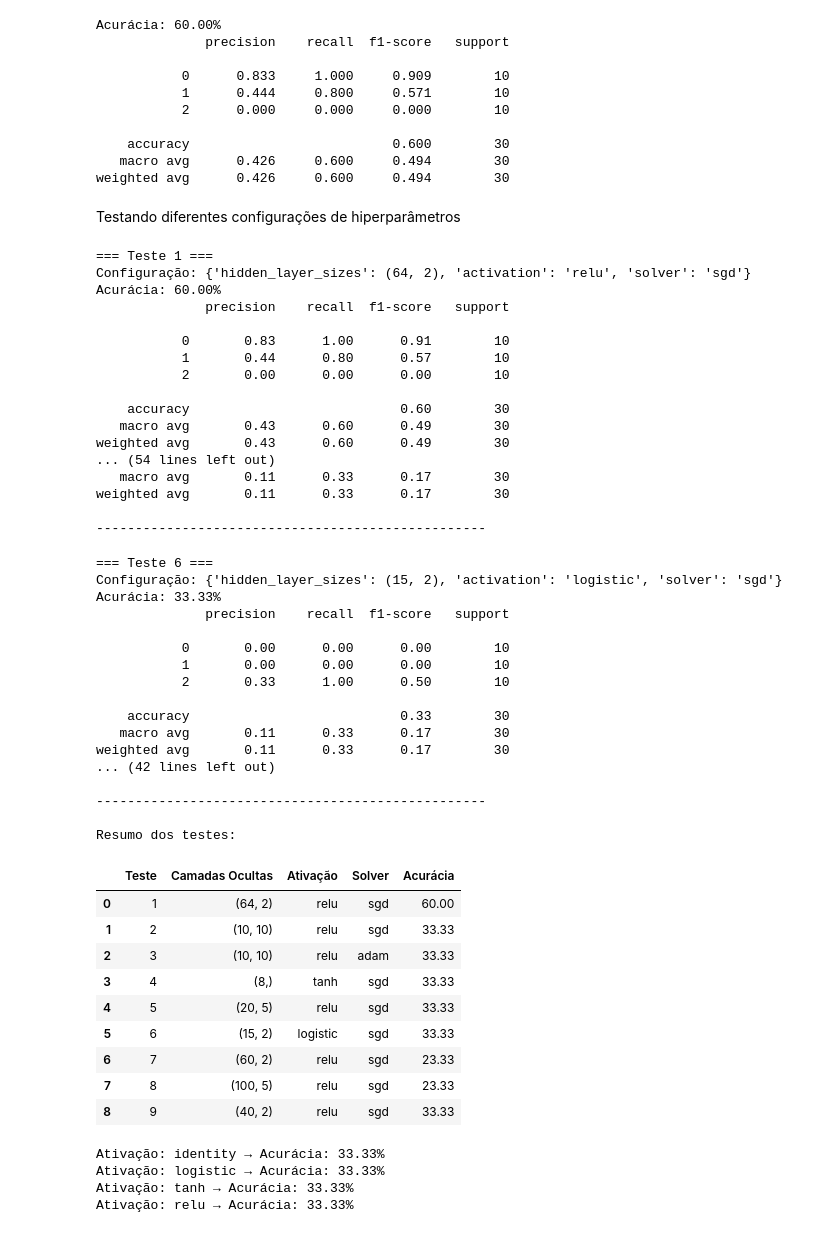
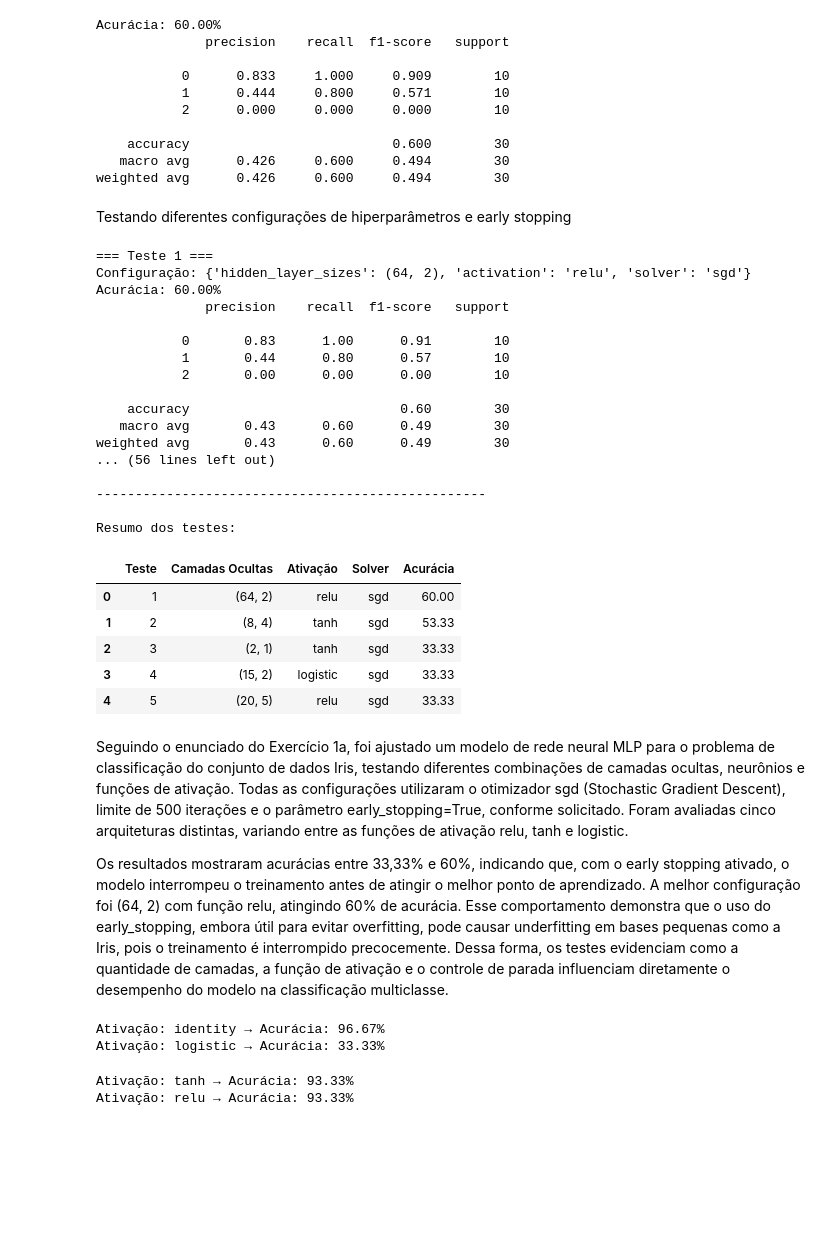
Before and after one commit to JMCVALE/ASN-ROCKS-, a Jupyter notebook: RedesNeurais_Iris.ipynb, the cells around one changed output. Drawn from its saved outputs; the diff is of its cells as text; code cells hidden in the pictures; blank space fills up the shorter version.

```diff
--- a/RedesNeurais_Iris.ipynb
+++ b/RedesNeurais_Iris.ipynb
@@ -95,19 +98,15 @@ Acurácia: 60.00%
    macro avg      0.426     0.600     0.494        30
 weighted avg      0.426     0.600     0.494        30
 # %% [markdown]
-Testando diferentes configurações de hiperparâmetros
+Testando diferentes configurações de hiperparâmetros e early stopping
 # %%
 # Configurações para testar
 configs = [
     {"hidden_layer_sizes": (64, 2), "activation": "relu", "solver": "sgd"},
-    {"hidden_layer_sizes": (10, 10), "activation": "relu", "solver": "sgd"},
-    {"hidden_layer_sizes": (10, 10), "activation": "relu", "solver": "adam"},
-    {"hidden_layer_sizes": (8,), "activation": "tanh", "solver": "sgd"},
+    {"hidden_layer_sizes": (8,4), "activation": "tanh", "solver": "sgd"},
+    {"hidden_layer_sizes": (2,1), "activation": "tanh", "solver": "sgd"},
+    {"hidden_layer_sizes": (15,2), "activation": "logistic", "solver": "sgd"},
     {"hidden_layer_sizes": (20, 5), "activation": "relu", "solver": "sgd"},
-    {"hidden_layer_sizes": (15,2), "activation": "logistic", "solver": "sgd"},
-    {"hidden_layer_sizes": (60, 2), "activation": "relu", "solver": "sgd"},
-    {"hidden_layer_sizes": (100, 5), "activation": "relu", "solver": "sgd"},
-    {"hidden_layer_sizes": (40, 2), "activation": "relu", "solver": "sgd"}
 ]
 
 # Rodar os testes
@@ -134,61 +133,44 @@ for i, cfg in enumerate(configs, 1):
         "Acurácia": round(acc * 100, 2)
     })
 
     print(f"=== Teste {i} ===")
     print(f"Configuração: {cfg}")
     print(f"Acurácia: {acc*100:.2f}%")
     print(classification_report(y_te, y_pred, digits=2))
     print("-"*50)
 
 # 5️⃣ Mostrar resumo dos resultados
 df_results = pd.DataFrame(results)
 print("\nResumo dos testes:")
 display(df_results)
 # %% [output]
 === Teste 1 ===
 Configuração: {'hidden_layer_sizes': (64, 2), 'activation': 'relu', 'solver': 'sgd'}
 Acurácia: 60.00%
               precision    recall  f1-score   support
 
            0       0.83      1.00      0.91        10
            1       0.44      0.80      0.57        10
            2       0.00      0.00      0.00        10
 
     accuracy                           0.60        30
    macro avg       0.43      0.60      0.49        30
 weighted avg       0.43      0.60      0.49        30
-... (54 lines left out)
-   macro avg       0.11      0.33      0.17        30
-weighted avg       0.11      0.33      0.17        30
+... (56 lines left out)
 
 --------------------------------------------------
+
+Resumo dos testes:
-=== Teste 6 ===
-Configuração: {'hidden_layer_sizes': (15, 2), 'activation': 'logistic', 'solver': 'sgd'}
-Acurácia: 33.33%
-              precision    recall  f1-score   support
-
-           0       0.00      0.00      0.00        10
-           1       0.00      0.00      0.00        10
-           2       0.33      1.00      0.50        10
-
-    accuracy                           0.33        30
-   macro avg       0.11      0.33      0.17        30
-weighted avg       0.11      0.33      0.17        30
-... (42 lines left out)
-
---------------------------------------------------
-
-Resumo dos testes:
 |  | Teste | Camadas Ocultas | Ativação | Solver | Acurácia |
 | 0 | 1 | (64, 2) | relu | sgd | 60.00 |
-| 1 | 2 | (10, 10) | relu | sgd | 33.33 |
-| 2 | 3 | (10, 10) | relu | adam | 33.33 |
-| 3 | 4 | (8,) | tanh | sgd | 33.33 |
+| 1 | 2 | (8, 4) | tanh | sgd | 53.33 |
+| 2 | 3 | (2, 1) | tanh | sgd | 33.33 |
+| 3 | 4 | (15, 2) | logistic | sgd | 33.33 |
 | 4 | 5 | (20, 5) | relu | sgd | 33.33 |
-| 5 | 6 | (15, 2) | logistic | sgd | 33.33 |
-| 6 | 7 | (60, 2) | relu | sgd | 23.33 |
-| 7 | 8 | (100, 5) | relu | sgd | 23.33 |
-| 8 | 9 | (40, 2) | relu | sgd | 33.33 |
+# %% [markdown]
+Seguindo o enunciado do Exercício 1a, foi ajustado um modelo de rede neural MLP para o problema de classificação do conjunto de dados Iris, testando diferentes combinações de camadas ocultas, neurônios e funções de ativação. Todas as configurações utilizaram o otimizador sgd (Stochastic Gradient Descent), limite de 500 iterações e o parâmetro early_stopping=True, conforme solicitado. Foram avaliadas cinco arquiteturas distintas, variando entre as funções de ativação relu, tanh e logistic.
+
+Os resultados mostraram acurácias entre 33,33% e 60%, indicando que, com o early stopping ativado, o modelo interrompeu o treinamento antes de atingir o melhor ponto de aprendizado. A melhor configuração foi (64, 2) com função relu, atingindo 60% de acurácia. Esse comportamento demonstra que o uso do early_stopping, embora útil para evitar overfitting, pode causar underfitting em bases pequenas como a Iris, pois o treinamento é interrompido precocemente. Dessa forma, os testes evidenciam como a quantidade de camadas, a função de ativação e o controle de parada influenciam diretamente o desempenho do modelo na classificação multiclasse.
 # %%
 ativacoes = ['identity', 'logistic', 'tanh', 'relu']
 
@@ -196,15 +178,15 @@ for a in ativacoes:
     clf = MLPClassifier(hidden_layer_sizes=(10,10),
                         activation=a,
                         solver='sgd',
-                        early_stopping=True,
-                        max_iter=500,
+                        early_stopping=False,
+                        max_iter=800,
                         random_state=42)
     clf.fit(X_tr_s, y_tr)
     y_pred = clf.predict(X_te_s)
     acc = accuracy_score(y_te, y_pred)
     print(f"Ativação: {a} → Acurácia: {acc*100:.2f}%")
 # %% [output]
-Ativação: identity → Acurácia: 33.33%
+Ativação: identity → Acurácia: 96.67%
 Ativação: logistic → Acurácia: 33.33%
-Ativação: tanh → Acurácia: 33.33%
-Ativação: relu → Acurácia: 33.33%
+Ativação: tanh → Acurácia: 93.33%
+Ativação: relu → Acurácia: 93.33%
```
Also changed, not shown: parts of 11 cells of this notebook.
